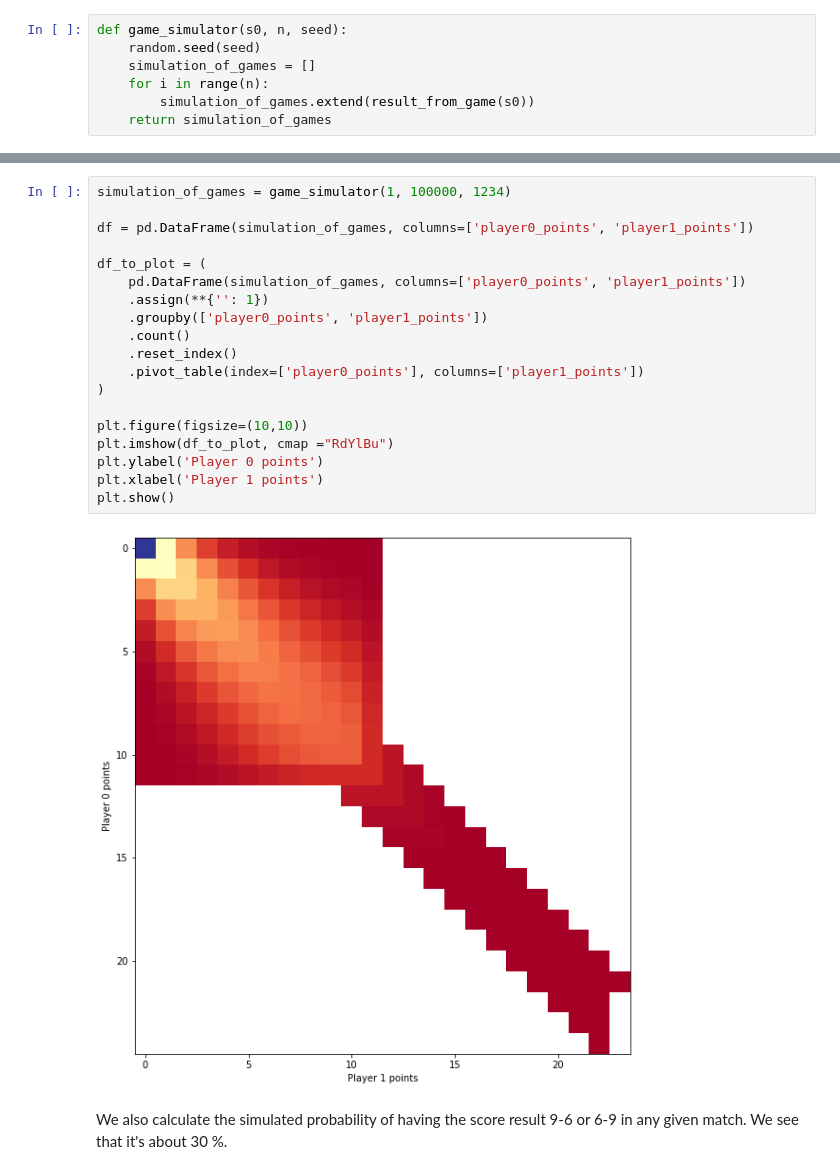
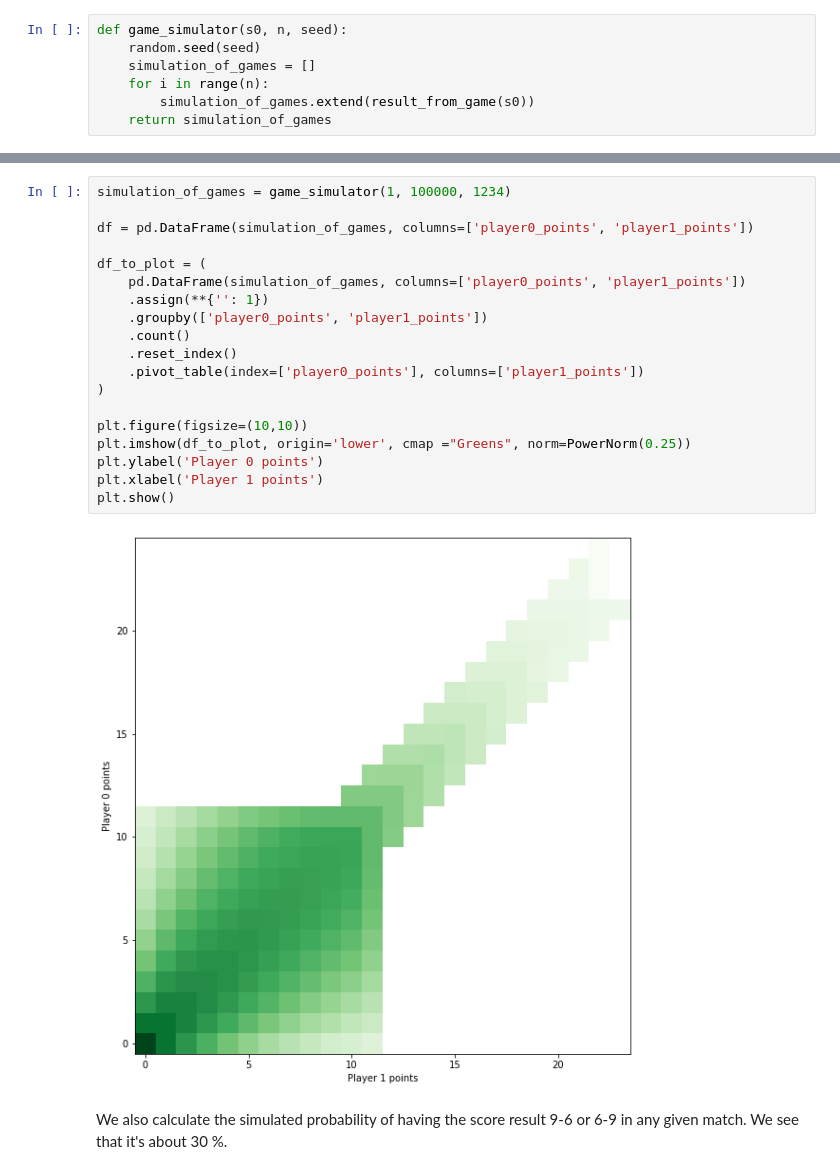
Before and after one commit to magnushelliesen/ping-pong-result-simulator, a Jupyter notebook: ping-pong-result-simulator.ipynb, the cells around one changed output, grey strips where cells are left out. Cells and saved outputs as stored; diff of their text form.

Commit message:
Made nicer plots. Fixed typos

```diff
--- a/ping-pong-result-simulator.ipynb
+++ b/ping-pong-result-simulator.ipynb
@@ -57,24 +61,24 @@ We now simulate 100,000 games and store it to a list. We then put it in a DataFr
 # %%
 simulation_of_games = game_simulator(1, 100000, 1234)
 
 df = pd.DataFrame(simulation_of_games, columns=['player0_points', 'player1_points'])
 
 df_to_plot = (
     pd.DataFrame(simulation_of_games, columns=['player0_points', 'player1_points'])
     .assign(**{'': 1})
     .groupby(['player0_points', 'player1_points'])
     .count()
     .reset_index()
     .pivot_table(index=['player0_points'], columns=['player1_points'])
 )
 
 plt.figure(figsize=(10,10))
-plt.imshow(df_to_plot, cmap ="RdYlBu")
+plt.imshow(df_to_plot, origin='lower', cmap ="Greens", norm=PowerNorm(0.25))
 plt.ylabel('Player 0 points')
 plt.xlabel('Player 1 points')
 plt.show()
 # %% [output]
-[figure, old version]
+[figure, new version]
 # %% [markdown]
 We also calculate the simulated probability of having the score result 9-6 or 6-9 in any given match. We see that it's about 30 %.
 # %%
```
Also changed, not shown: parts of 9 cells of this notebook.
